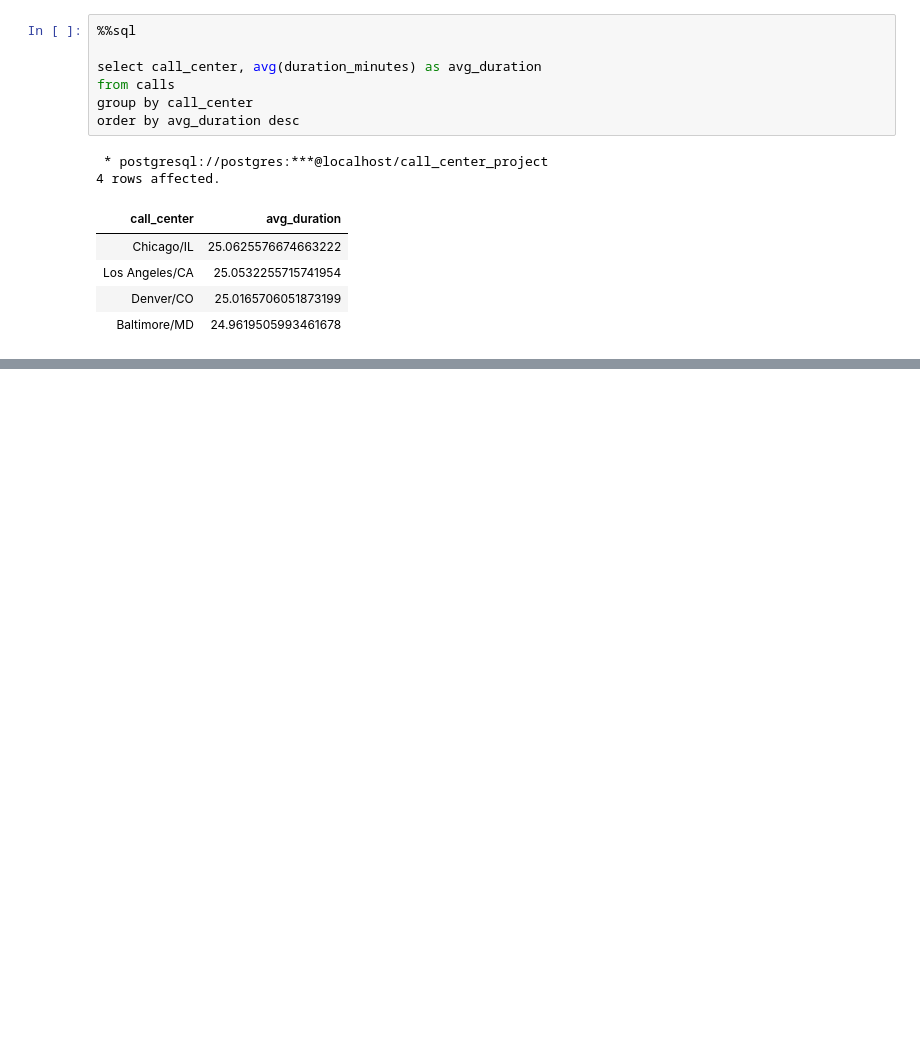
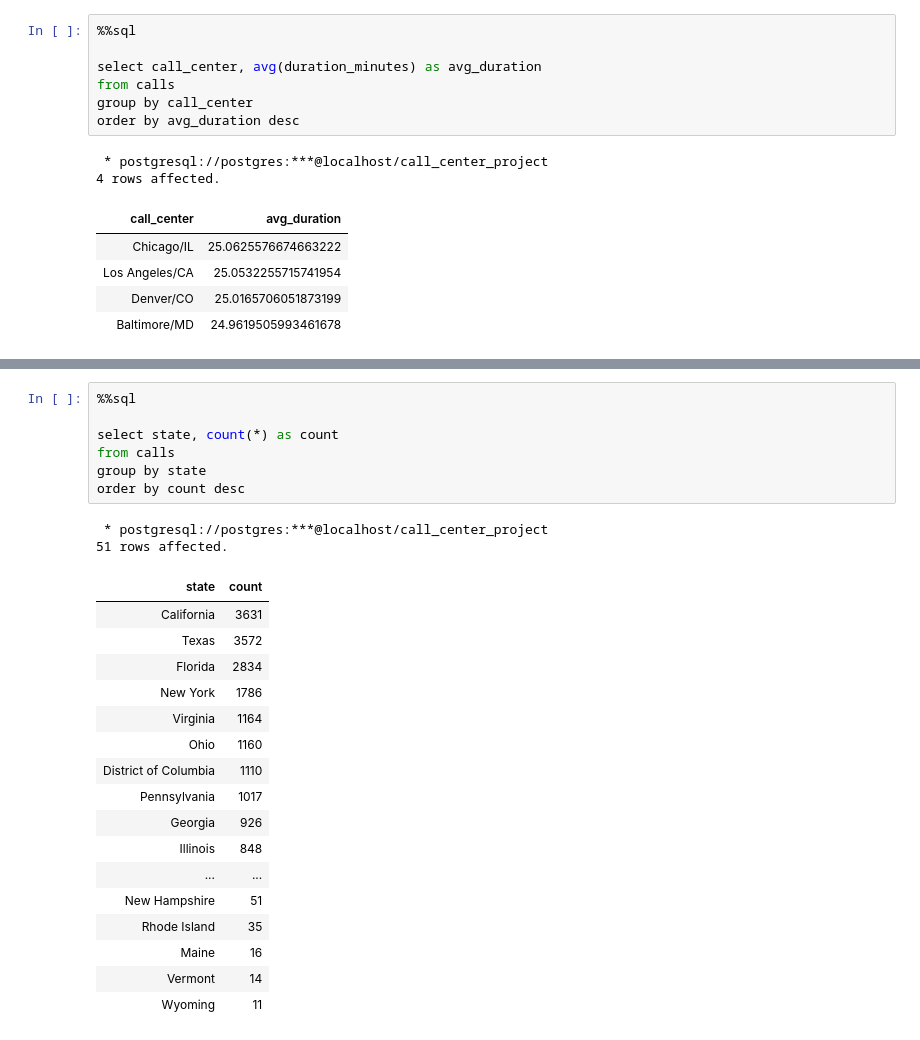
Before and after one commit to mary-zh555/CallCenterProject, a Jupyter notebook: sql_commands.ipynb, the cells around one changed output, grey strips where cells are left out. Cells and saved outputs as stored; diff of their text form; blank space fills up the shorter version.

```diff
--- a/sql_commands.ipynb
+++ b/sql_commands.ipynb
@@ -118,0 +157,27 @@ order by avg_duration desc
+# %%
+%%sql
+
+select state, count(*) as count
+from calls
+group by state
+order by count desc
+# %% [output]
+ * postgresql://postgres:***@localhost/call_center_project
+51 rows affected.
+| state | count |
+| California | 3631 |
+| Texas | 3572 |
+| Florida | 2834 |
+| New York | 1786 |
+| Virginia | 1164 |
+| Ohio | 1160 |
+| District of Columbia | 1110 |
+| Pennsylvania | 1017 |
+| Georgia | 926 |
+| Illinois | 848 |
+| ... | ... |
+| New Hampshire | 51 |
+| Rhode Island | 35 |
+| Maine | 16 |
+| Vermont | 14 |
+| Wyoming | 11 |
```
Also changed, not shown: parts of 5 cells of this notebook, 3 other files.
